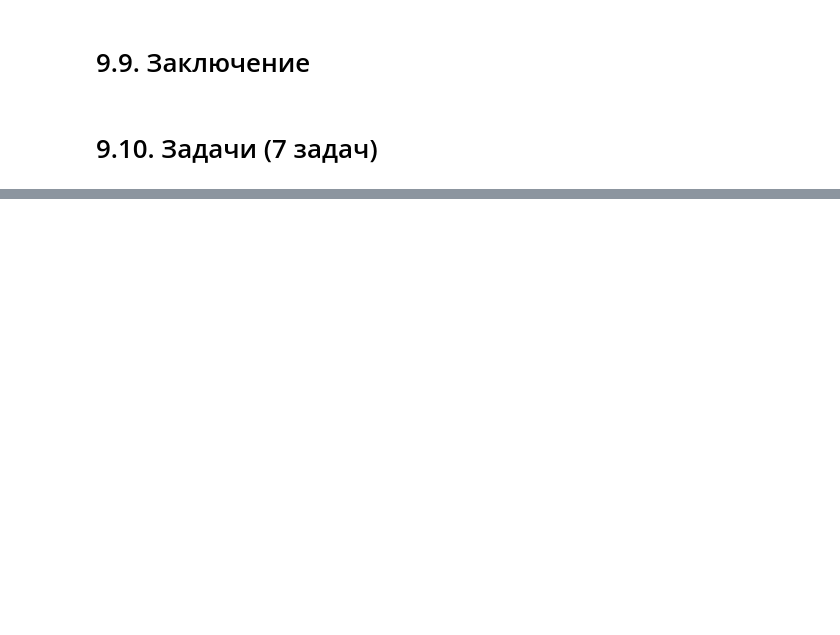
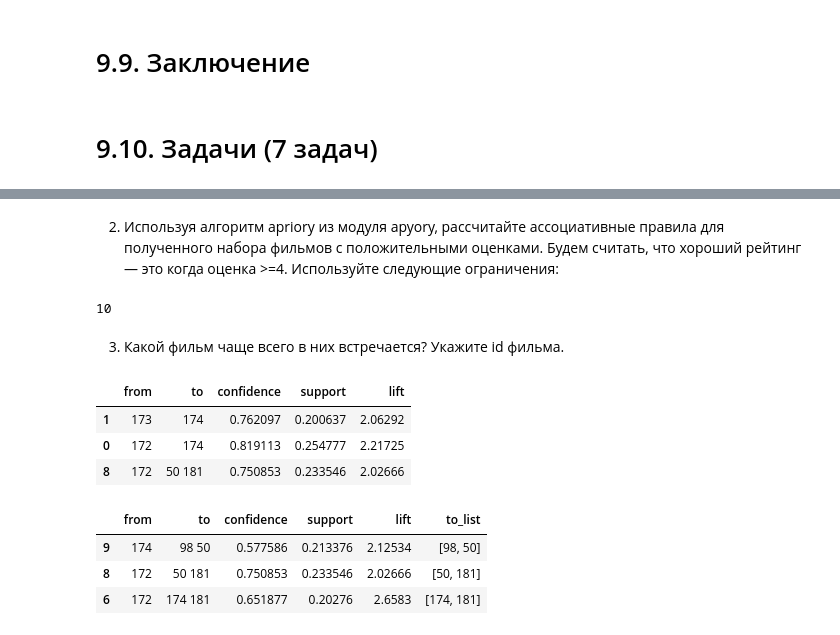
Before and after one commit to IvanRumyantsev/Skillfactory_DST_10, a Jupyter notebook: Юнит 7. Machine Learning в продакшн/ML-9. Рекомендательные системы в МО/ML-9. Рекомендательные системы в МО.ipynb, the cells around one changed output, grey strips where cells are left out. Cells and saved outputs as stored; diff of their text form; code cells hidden in the pictures; blank space fills up the shorter version.

```diff
--- a/Юнит 7. Machine Learning в продакшн/ML-9. Рекомендательные системы в МО/ML-9. Рекомендательные системы в МО.ipynb
+++ b/Юнит 7. Machine Learning в продакшн/ML-9. Рекомендательные системы в МО/ML-9. Рекомендательные системы в МО.ipynb
@@ -534,0 +853,6 @@ array(['High Fidelity', 'American Beauty', 'Clerks',
+# %%
+good = df[df['rating']>=4].groupby('user_id')['movie_id'].apply(lambda r: ' '.join([str(A) for A in r]))
+
+'''good = df_r_4_5.groupby('user_id').agg([lambda m: ' '.join([str(m_id) for m_id in m])])
+good.columns = ['movie_id']'''
+good.head()
@@ -534,0 +867,2 @@ array(['High Fidelity', 'American Beauty', 'Clerks',
+# %% [markdown]
+2. Используя алгоритм apriory из модуля apyory, рассчитайте ассоциативные правила для полученного набора фильмов с положительными оценками. Будем считать, что хороший рейтинг — это когда оценка >=4. Используйте следующие ограничения:
@@ -534,0 +871,35 @@ array(['High Fidelity', 'American Beauty', 'Clerks',
+# %%
+association_rules = apyori.apriori(good.apply(lambda r: r.split(' ')),
+                                   min_support=0.2,
+                                   min_confidence=0.3, min_lift=2,
+                                   min_length=2)
+# %%
+asr_df = pd.DataFrame(columns = ['from', 'to', 'confidence', 'support', 'lift'])
+for item in association_rules:
+    pair = item[0]
+    items = [x for x in pair]
+    asr_df.loc[len(asr_df), :] =  ' '.join(list(item[2][0][0])), \
+                                  ' '.join(list(item[2][0][1])),\
+                                  item[2][0][2], item[1], item[2][0][3]
+# %%
+len(asr_df)
+# %% [output]
+10
+# %% [markdown]
+3. Какой фильм чаще всего в них встречается? Укажите id фильма.
+# %%
+asr_df.sample(3)
+# %% [output]
+|  | from | to | confidence | support | lift |
+| 1 | 173 | 174 | 0.762097 | 0.200637 | 2.06292 |
+| 0 | 172 | 174 | 0.819113 | 0.254777 | 2.21725 |
+| 8 | 172 | 50 181 | 0.750853 | 0.233546 | 2.02666 |
+# %%
+asr_df['to_list'] = asr_df['to'].apply(lambda x: x.split(' '))
+# %%
+asr_df.sample(3)
+# %% [output]
+|  | from | to | confidence | support | lift | to_list |
+| 9 | 174 | 98 50 | 0.577586 | 0.213376 | 2.12534 | [98, 50] |
+| 8 | 172 | 50 181 | 0.750853 | 0.233546 | 2.02666 | [50, 181] |
+| 6 | 172 | 174 181 | 0.651877 | 0.20276 | 2.6583 | [174, 181] |
```
Also changed, not shown: parts of 68 cells of this notebook, 1 other file.
